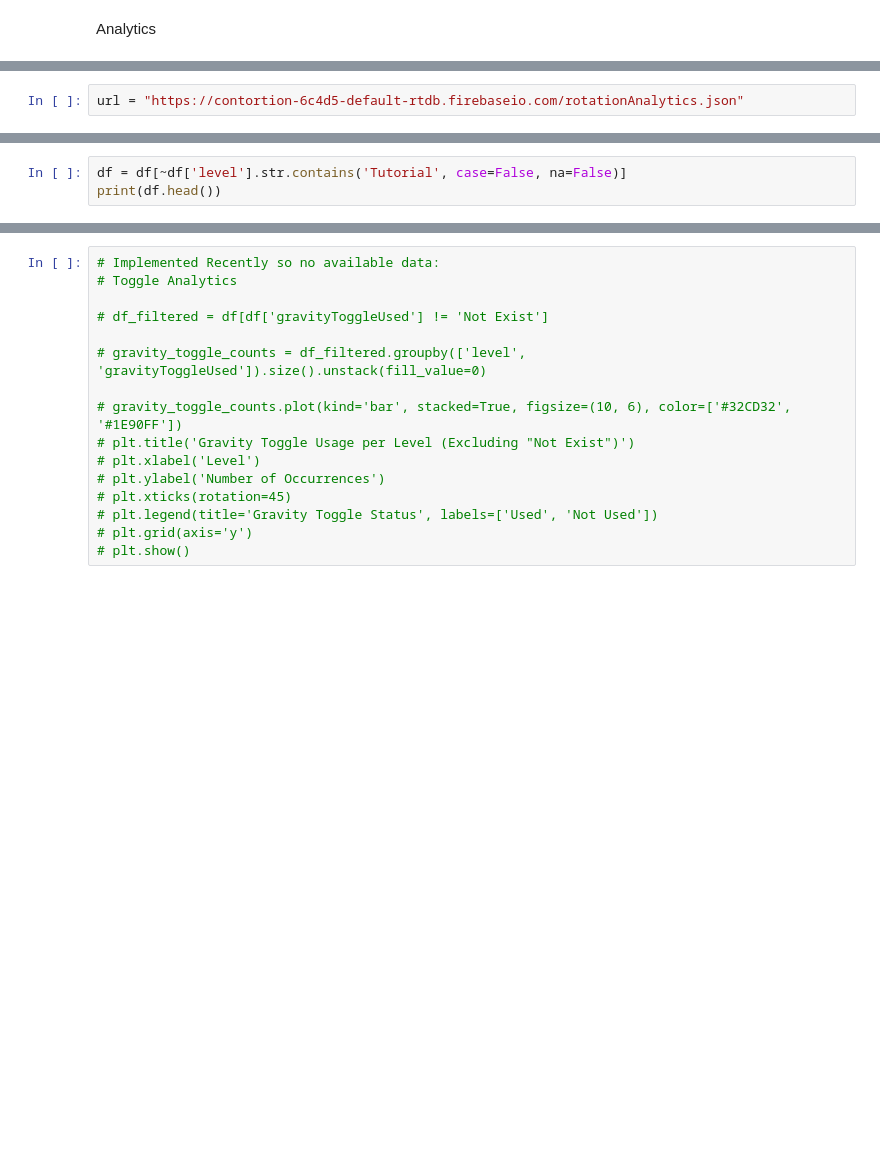
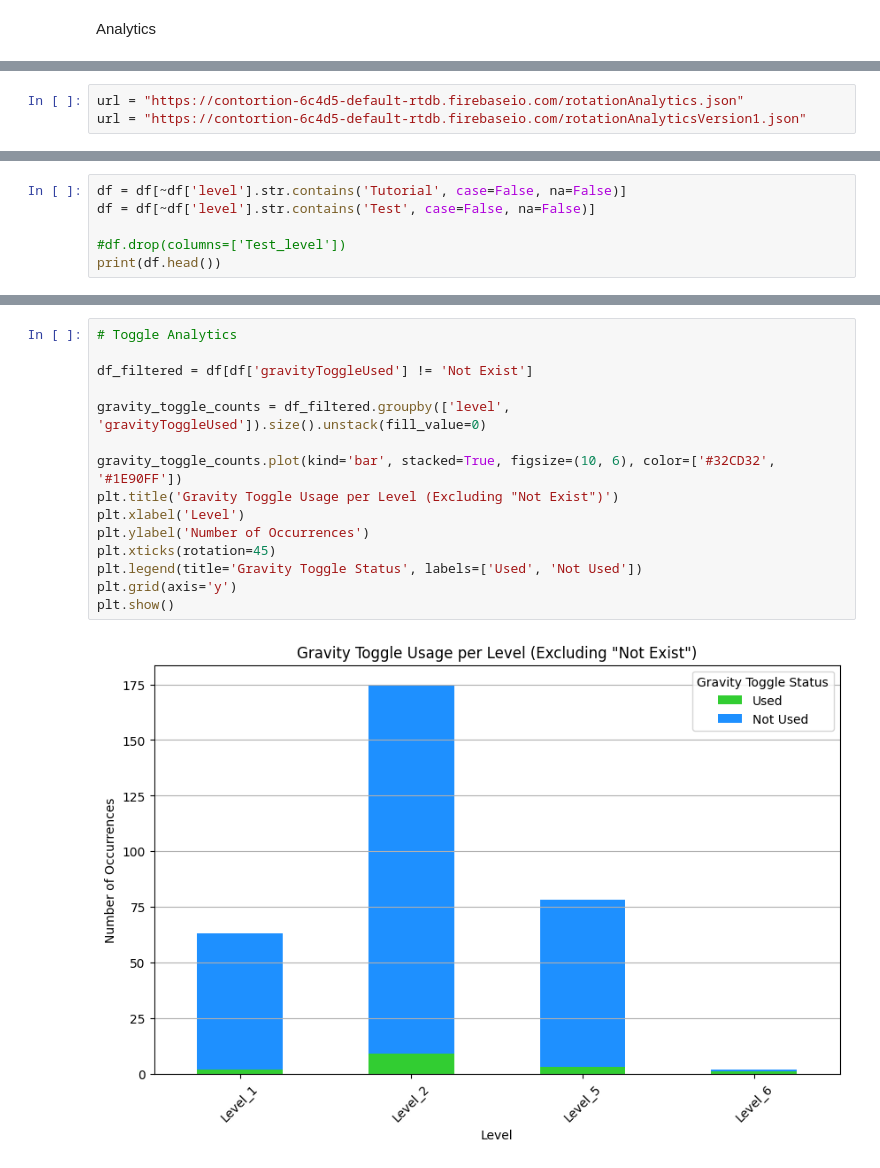
Before and after one commit to animatrix28/nightmare-studios, a Jupyter notebook: Analytics/Analytics.ipynb, the cells around one changed output, grey strips where cells are left out. Cells and saved outputs as stored; diff of their text form; blank space fills up the shorter version.

Commit message:
Generated Analytics Graphs

```diff
--- a/Analytics/Analytics.ipynb
+++ b/Analytics/Analytics.ipynb
@@ -7,5 +7,6 @@ import pandas as pd
 # %%
 url = "https://contortion-6c4d5-default-rtdb.firebaseio.com/rotationAnalytics.json"
+url = "https://contortion-6c4d5-default-rtdb.firebaseio.com/rotationAnalyticsVersion1.json"
 # %%
 try:
     response = requests.get(url)
@@ -30,3 +43,6 @@ NameError: name 'requests' is not defined
 # %%
 df = df[~df['level'].str.contains('Tutorial', case=False, na=False)]
+df = df[~df['level'].str.contains('Test', case=False, na=False)]
+
+#df.drop(columns=['Test_level'])
 print(df.head())
@@ -103,16 +155,17 @@ plt.show()
 # %%
-# Implemented Recently so no available data:
 # Toggle Analytics
 
-# df_filtered = df[df['gravityToggleUsed'] != 'Not Exist']
+df_filtered = df[df['gravityToggleUsed'] != 'Not Exist']
 
-# gravity_toggle_counts = df_filtered.groupby(['level', 'gravityToggleUsed']).size().unstack(fill_value=0)
+gravity_toggle_counts = df_filtered.groupby(['level', 'gravityToggleUsed']).size().unstack(fill_value=0)
 
-# gravity_toggle_counts.plot(kind='bar', stacked=True, figsize=(10, 6), color=['#32CD32', '#1E90FF'])
-# plt.title('Gravity Toggle Usage per Level (Excluding "Not Exist")')
-# plt.xlabel('Level')
-# plt.ylabel('Number of Occurrences')
-# plt.xticks(rotation=45)
-# plt.legend(title='Gravity Toggle Status', labels=['Used', 'Not Used'])
-# plt.grid(axis='y')
-# plt.show()
+gravity_toggle_counts.plot(kind='bar', stacked=True, figsize=(10, 6), color=['#32CD32', '#1E90FF'])
+plt.title('Gravity Toggle Usage per Level (Excluding "Not Exist")')
+plt.xlabel('Level')
+plt.ylabel('Number of Occurrences')
+plt.xticks(rotation=45)
+plt.legend(title='Gravity Toggle Status', labels=['Used', 'Not Used'])
+plt.grid(axis='y')
+plt.show()
+# %% [output]
+[figure, added]
```
Also changed, not shown: parts of 8 cells of this notebook.
